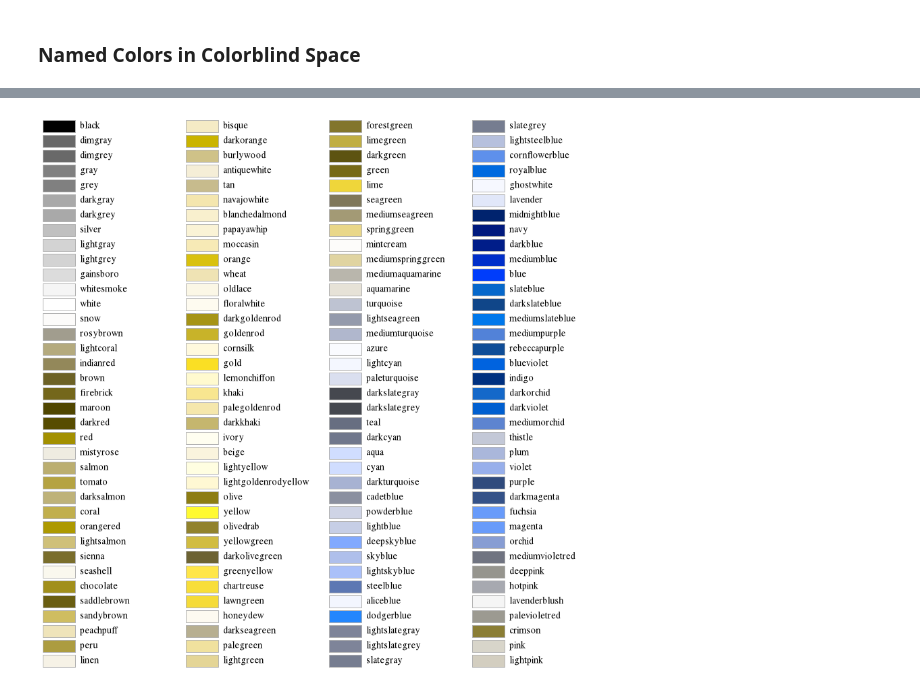
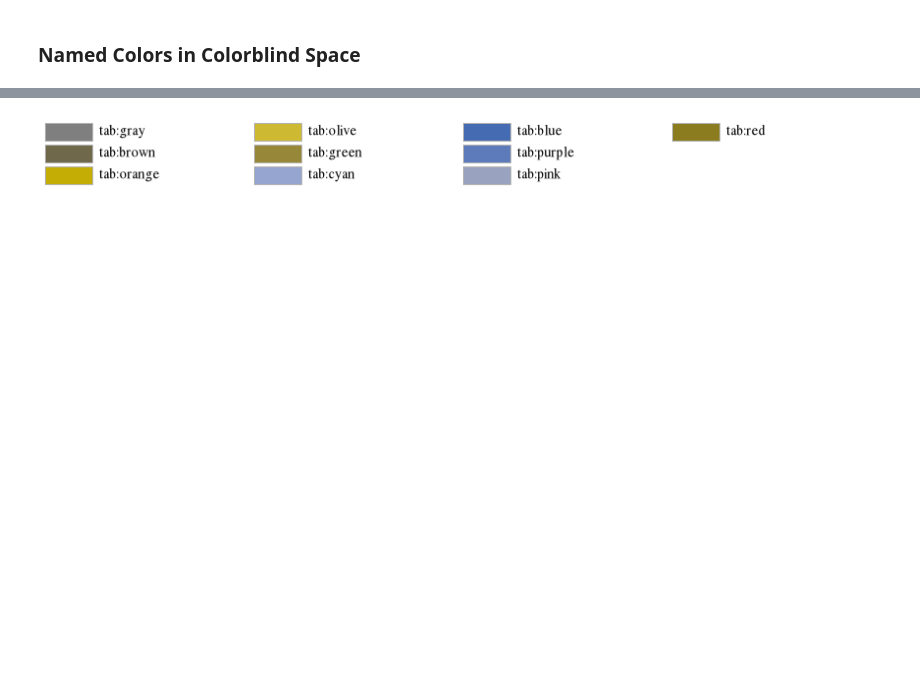
Before and after one commit to elkogerville/VisualAstro, a Jupyter notebook: examples/color_guide.ipynb, the cells around one changed output, grey strips where cells are left out. Drawn from its saved outputs; the diff is of its cells as text; code cells hidden in the pictures; blank space fills up the shorter version.

Commit message:
update color_guide notebook with new colorset groupings; add some named colors

```diff
--- a/examples/color_guide.ipynb
+++ b/examples/color_guide.ipynb
@@ -188,5 +201,5 @@ va.help.va_colors(cvd_type='p')
 # %%
-va.help.named_colors(cvd_type='d')
+va.help.tableau_colors(cvd_type='d')
 # %% [output]
-[figure, old version]
+[figure, new version]
 # %%
```
Also changed, not shown: parts of 9 cells of this notebook, 1 other file.
